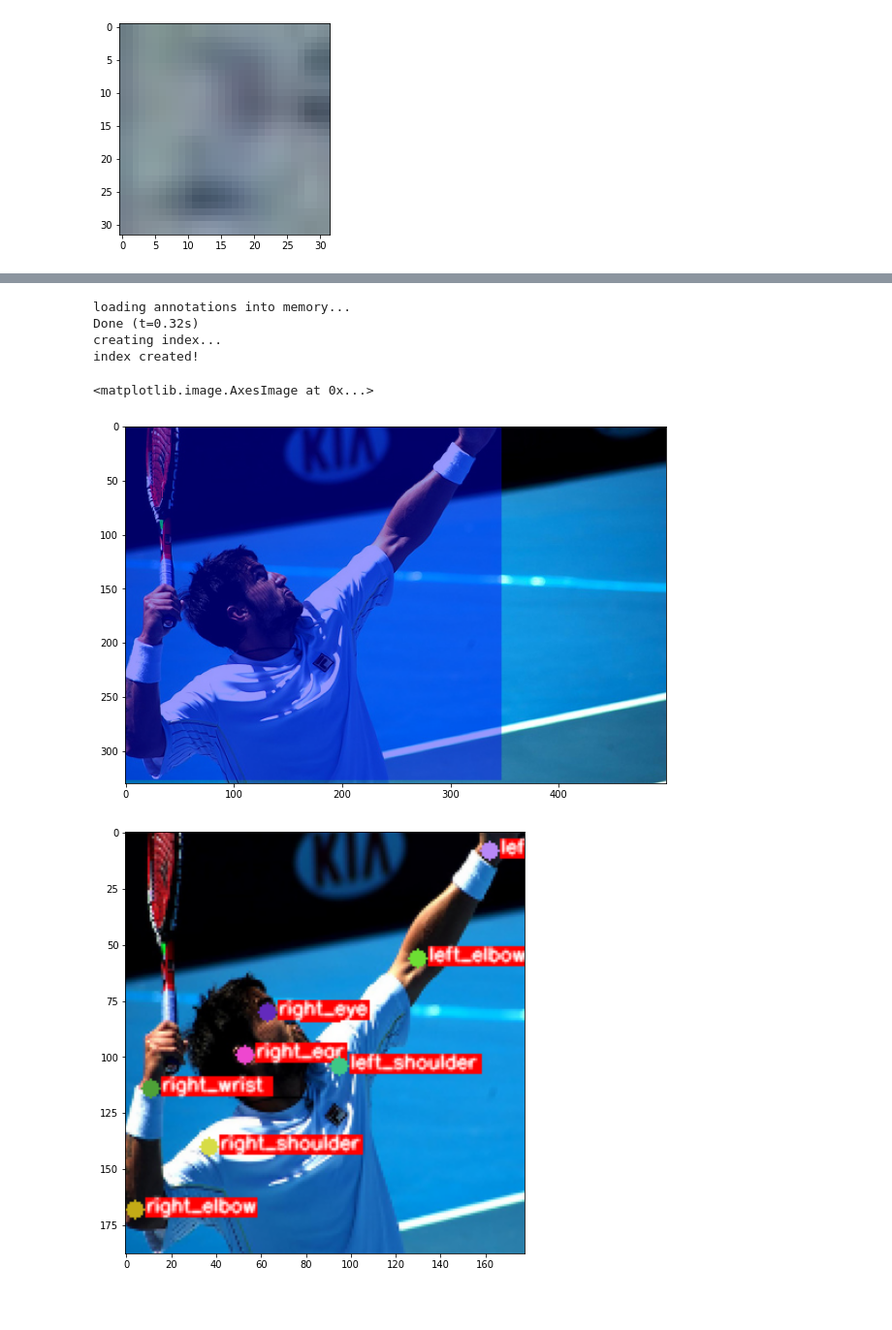
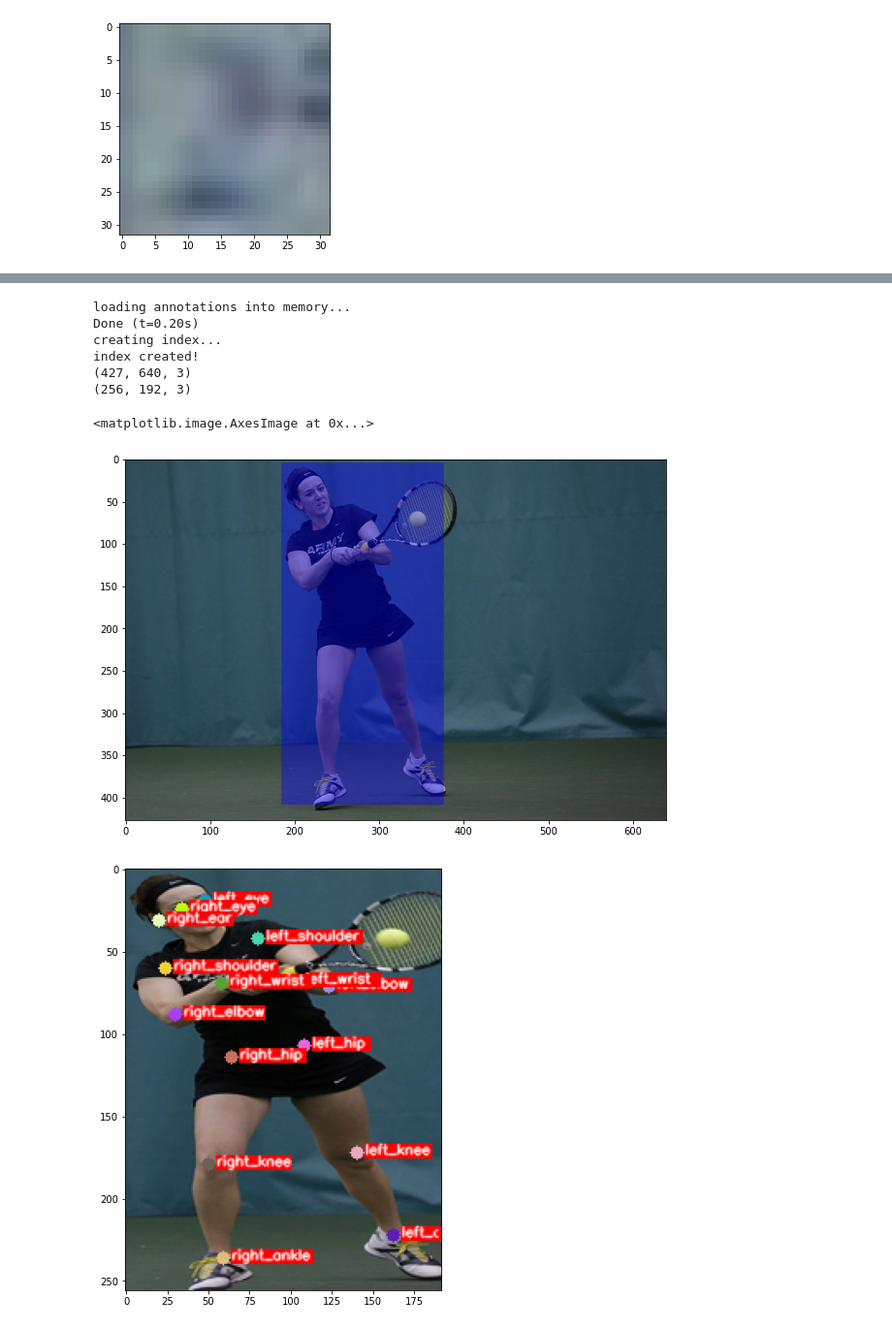
Before and after one commit to pallabee/human-pose-estimation, a Jupyter notebook: Task1_2.ipynb, the cells around one changed output, grey strips where cells are left out. Shown at 97% size. Drawn from its saved outputs; the diff is of its cells as text; code cells hidden in the pictures; blank space fills up the shorter version.

```diff
--- a/Task1_2.ipynb
+++ b/Task1_2.ipynb
@@ -95,6 +98,7 @@ import pandas as pd
 import skimage.io as io
 import matplotlib.pyplot as plt
 import cv2
+from PIL import Image
 
 # function to draw keypoints on image
 def draw_keypoints(image):
@@ -112,15 +116,15 @@ def draw_keypoints(image):
     if(visible == 2):
 
       # adjusted keypoint location in resized image
-      adjusted_pt = get_scaled_point(keypoint_df[x],keypoint_df[y])
+      adjusted_pt = get_scaled_point(int(keypoint_df[x]),int(keypoint_df[y]))
       pt_x = adjusted_pt[0]
       pt_y = adjusted_pt[1]
       # draw circle at keypoint location
       clr = list(np.random.random(size=3) * 256)
       kp_img = cv2.circle(kp_img, center=(pt_x, pt_y), radius=4, color= clr, thickness= -1)
       # draw background rectangle for text
-      pt1 = (pt_x+5, pt_y+3)
-      pt2 = ((pt_x+4) + rect_width, pt_y - rect_height)
+      pt1 = (int(pt_x+5), int(pt_y+3))
+      pt2 = (int((pt_x+4) + rect_width), int(pt_y - rect_height))
       cv2.rectangle(kp_img, pt1, pt2, color_red, cv2.FILLED)
       # Putting text on keypoints
       pt = (pt_x+5,pt_y+1)
@@ -129,13 +133,16 @@ def draw_keypoints(image):
   return kp_img
 
 def get_scaled_point(x,y):
-  return (round(x*scale_factor[0]), round(y*scale_factor[1]))
+  xy = np.asarray([bbox[0],bbox[1]])
+  kp = np.asarray([x,y])
+  diff = np.subtract(kp,xy)
+  return np.round(diff*scale_factor).astype(int)
 
 # variable initialization
 path = '/content/'
 kp_json = path + 'annotations/person_keypoints_val2017.json'
 bbox,keypoints,kp_cols,kp_list,pts_list,new_bbox_coord = [],[],[],[],[],[]
-img_id = 521956
+img_id = 65736
 scale = 0.28
 font = cv2.FONT_HERSHEY_SIMPLEX
 thickness = 1
@@ -143,8 +150,8 @@ color_red = (255, 0, 0)
 color_white = (255, 255, 255)
 color_blue = (0, 0, 255)
 alpha = 0.4
-resize_h = 192
-resize_w = 256
+resize_h = 256
+resize_w = 192
 
 # load annotations using coco api
 coco = COCO(kp_json)
@@ -155,54 +162,51 @@ gt_anns = coco.loadAnns(gt_ann_ids)
 # get image, bounding box, keypoints
 file_name = img_descriptor[0]['file_name']
 img = io.imread(path + "val2017/" + file_name)
+print(img.shape)
+
 for gt in gt_anns:
   bbox = gt['bbox']
   keypoints = gt['keypoints']
 
 # Read keypoints from json file into dataframe
 with open(kp_json, "r") as f:
     data = json.load(f)
 categories = data['categories']
 for cat in categories:
   keypoint_text = cat['keypoints']
 
 for idx, k in enumerate(range(len(keypoint_text))):
   kp_cols.append('x'+ str(idx))
   kp_cols.append('y'+ str(idx))
   kp_cols.append('v'+ str(idx))
 keypoint_df = pd.DataFrame(data=[keypoints],columns=kp_cols,index=None)
 
 # show bounding box on image
 img_bbox = img.copy()
 img_bbox = cv2.rectangle(img_bbox,(int(bbox[0]),int(bbox[1])),(int(bbox[0]+bbox[2]),int(bbox[1]+bbox[3])),color_blue,-1)
 img_bbox = cv2.addWeighted(img_bbox, alpha, img, 1 - alpha, 0)
 fig, ax = plt.subplots(figsize=(10, 8))
 ax.imshow(img_bbox)
 
-# Resize image
-scale_factor = np.flipud(np.divide((resize_h,resize_w), img.shape[:2]))
-resized_img = img.copy()
-resized_img = cv2.resize(resized_img, (0,0), fx=scale_factor[0], fy=scale_factor[1])
+# Resize and crop image
+scale_factor = np.divide(np.asarray([resize_w,resize_h]), np.asarray([bbox[2],bbox[3]]))
+PIL_image = Image.fromarray(img)
+resized_img = PIL_image.resize((resize_w,resize_h), box=(int(bbox[0]),int(bbox[1]),int(bbox[0]+bbox[2]),int(bbox[1]+bbox[3])))
+np_resized_img = np.array(resized_img)
 
 # draw keypoints
-new_image = draw_keypoints(resized_img)
-
-# get new bounding box points in resized image
-bbox_coord = [(int(bbox[0]),int(bbox[1])),(int(bbox[0]+bbox[2]),int(bbox[1])),(int(bbox[0]),int(bbox[1])+int(bbox[3])),(int(bbox[0]+bbox[2]),int(bbox[1])+int(bbox[3]))]
-for bb in bbox_coord:
-  new_pt = get_scaled_point(bb[0],bb[1])
-  new_bbox_coord.append(new_pt)
-
-# crop image by bounding box
-img_crop = new_image.copy()
-img_crop = img_crop[new_bbox_coord[0][1]:new_bbox_coord[3][1], new_bbox_coord[0][0]:new_bbox_coord[3][0]]
+kp_image = draw_keypoints(np_resized_img)
+print(kp_image.shape)
+# display keypoints on image
 fig, ax = plt.subplots(figsize=(10, 8))
-ax.imshow(img_crop)
+ax.imshow(kp_image)
 # %% [output]
 loading annotations into memory...
-Done (t=0.32s)
+Done (t=0.20s)
 creating index...
 index created!
+(427, 640, 3)
+(256, 192, 3)
 <matplotlib.image.AxesImage at 0x...>
-[figure, old version]
+[figure, new version]
-[figure, old version]
+[figure, new version]
```
Also changed, not shown: parts of 4 cells of this notebook.
